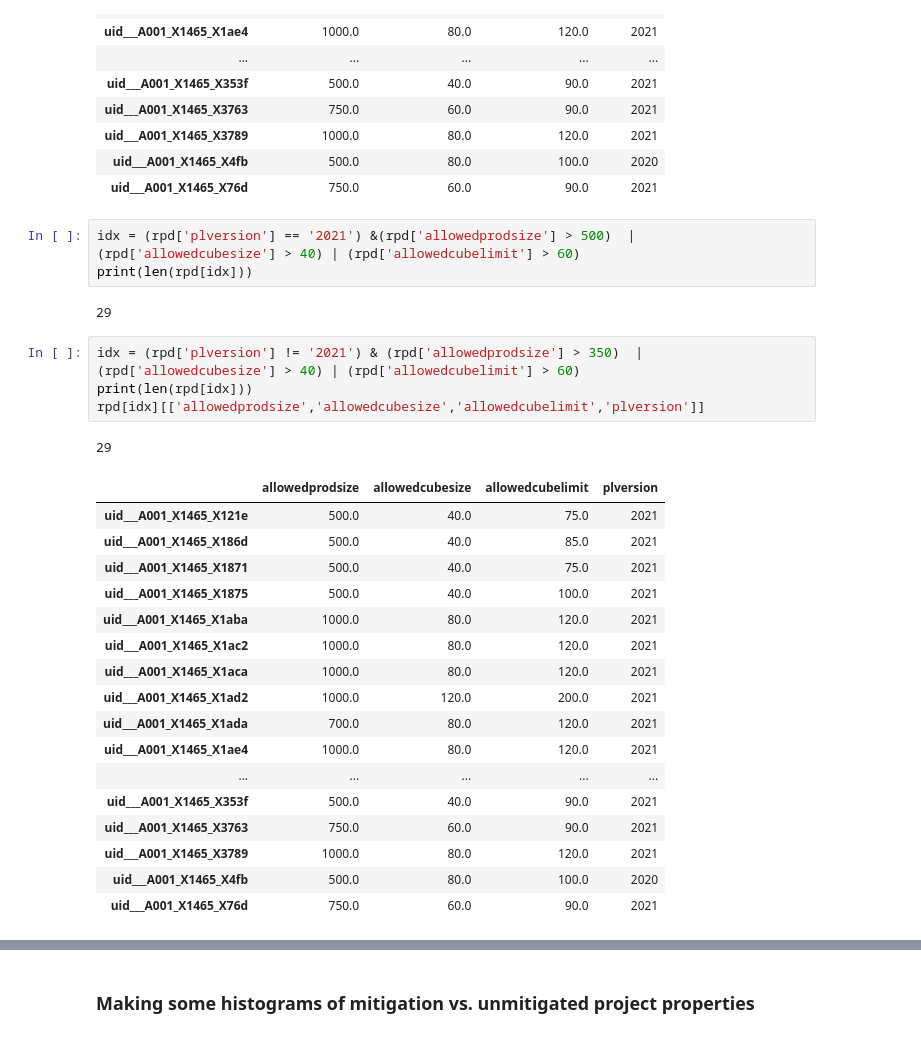
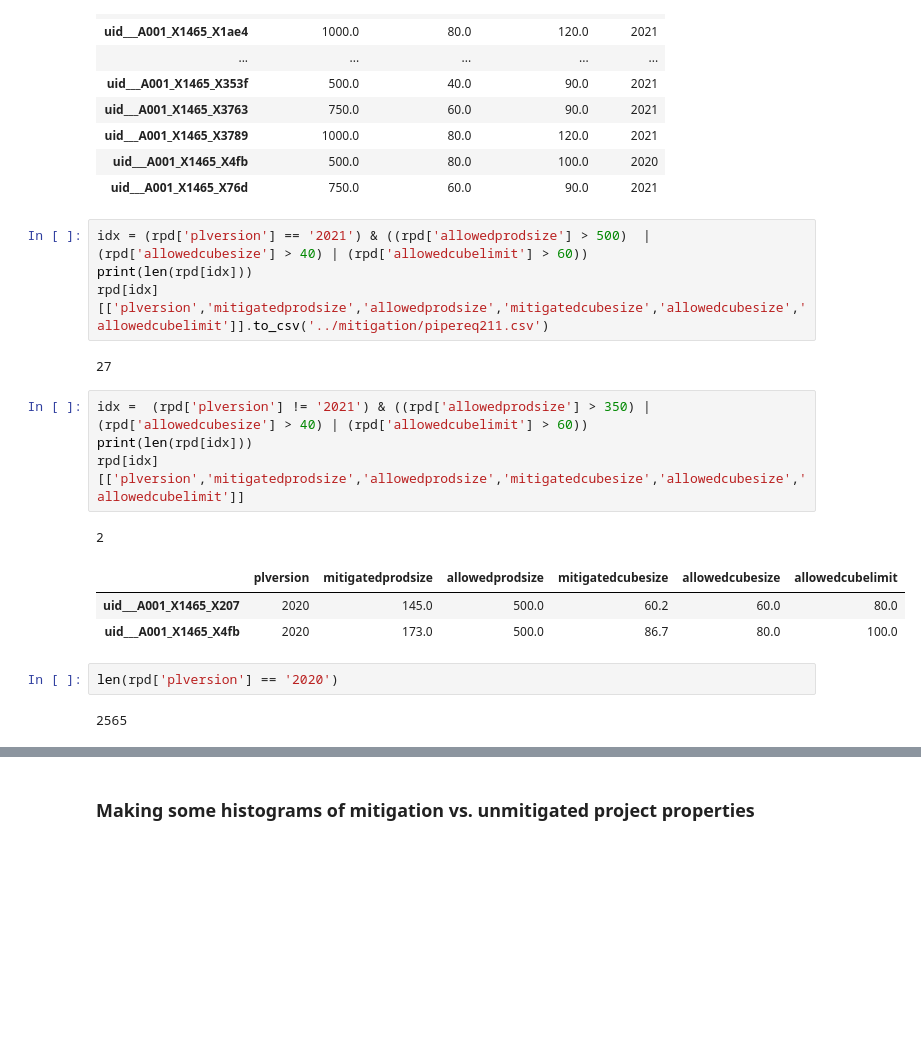
Before and after one commit to aakepley/big-cubes, a Jupyter notebook: calc_weblog_mitigation_stats.ipynb, the cells around one changed output, grey strips where cells are left out. Cells and saved outputs as stored; diff of their text form; blank space fills up the shorter version.

```diff
--- a/calc_weblog_mitigation_stats.ipynb
+++ b/calc_weblog_mitigation_stats.ipynb
@@ -252,30 +250,21 @@ rpd[idx][['allowedprodsize','allowedcubesize','allowedcubelimit','plversion']]
 | uid___A001_X1465_X4fb | 500.0 | 80.0 | 100.0 | 2020 |
 | uid___A001_X1465_X76d | 750.0 | 60.0 | 90.0 | 2021 |
 # %%
-idx = (rpd['plversion'] == '2021') &(rpd['allowedprodsize'] > 500)  | (rpd['allowedcubesize'] > 40) | (rpd['allowedcubelimit'] > 60)
+idx = (rpd['plversion'] == '2021') & ((rpd['allowedprodsize'] > 500)  | (rpd['allowedcubesize'] > 40) | (rpd['allowedcubelimit'] > 60))
 print(len(rpd[idx]))
+rpd[idx][['plversion','mitigatedprodsize','allowedprodsize','mitigatedcubesize','allowedcubesize','allowedcubelimit']].to_csv('../mitigation/pipereq211.csv')
 # %% [output]
-29
+27
 # %%
-idx = (rpd['plversion'] != '2021') & (rpd['allowedprodsize'] > 350)  | (rpd['allowedcubesize'] > 40) | (rpd['allowedcubelimit'] > 60)
+idx =  (rpd['plversion'] != '2021') & ((rpd['allowedprodsize'] > 350) | (rpd['allowedcubesize'] > 40) | (rpd['allowedcubelimit'] > 60))
 print(len(rpd[idx]))
-rpd[idx][['allowedprodsize','allowedcubesize','allowedcubelimit','plversion']]
+rpd[idx][['plversion','mitigatedprodsize','allowedprodsize','mitigatedcubesize','allowedcubesize','allowedcubelimit']]
 # %% [output]
-29
+2
-|  | allowedprodsize | allowedcubesize | allowedcubelimit | plversion |
-| uid___A001_X1465_X121e | 500.0 | 40.0 | 75.0 | 2021 |
-| uid___A001_X1465_X186d | 500.0 | 40.0 | 85.0 | 2021 |
-| uid___A001_X1465_X1871 | 500.0 | 40.0 | 75.0 | 2021 |
-| uid___A001_X1465_X1875 | 500.0 | 40.0 | 100.0 | 2021 |
-| uid___A001_X1465_X1aba | 1000.0 | 80.0 | 120.0 | 2021 |
-| uid___A001_X1465_X1ac2 | 1000.0 | 80.0 | 120.0 | 2021 |
-| uid___A001_X1465_X1aca | 1000.0 | 80.0 | 120.0 | 2021 |
-| uid___A001_X1465_X1ad2 | 1000.0 | 120.0 | 200.0 | 2021 |
-| uid___A001_X1465_X1ada | 700.0 | 80.0 | 120.0 | 2021 |
-| uid___A001_X1465_X1ae4 | 1000.0 | 80.0 | 120.0 | 2021 |
-| ... | ... | ... | ... | ... |
-| uid___A001_X1465_X353f | 500.0 | 40.0 | 90.0 | 2021 |
-| uid___A001_X1465_X3763 | 750.0 | 60.0 | 90.0 | 2021 |
-| uid___A001_X1465_X3789 | 1000.0 | 80.0 | 120.0 | 2021 |
-| uid___A001_X1465_X4fb | 500.0 | 80.0 | 100.0 | 2020 |
-| uid___A001_X1465_X76d | 750.0 | 60.0 | 90.0 | 2021 |
+|  | plversion | mitigatedprodsize | allowedprodsize | mitigatedcubesize | allowedcubesize | allowedcubelimit |
+| uid___A001_X1465_X207 | 2020 | 145.0 | 500.0 | 60.2 | 60.0 | 80.0 |
+| uid___A001_X1465_X4fb | 2020 | 173.0 | 500.0 | 86.7 | 80.0 | 100.0 |
+# %%
+len(rpd['plversion'] == '2020')
+# %% [output]
+2565
```
Also changed, not shown: parts of 51 cells of this notebook, 2 other files.
